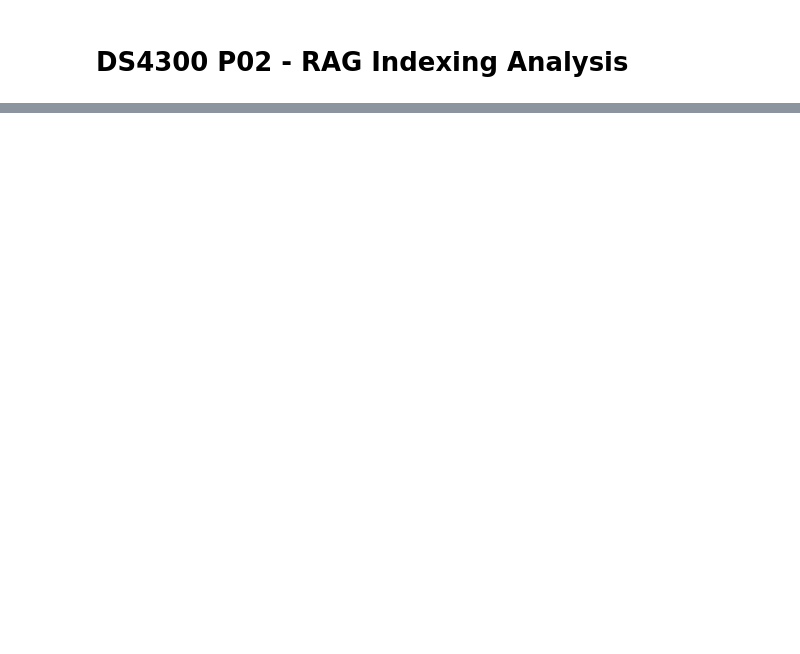
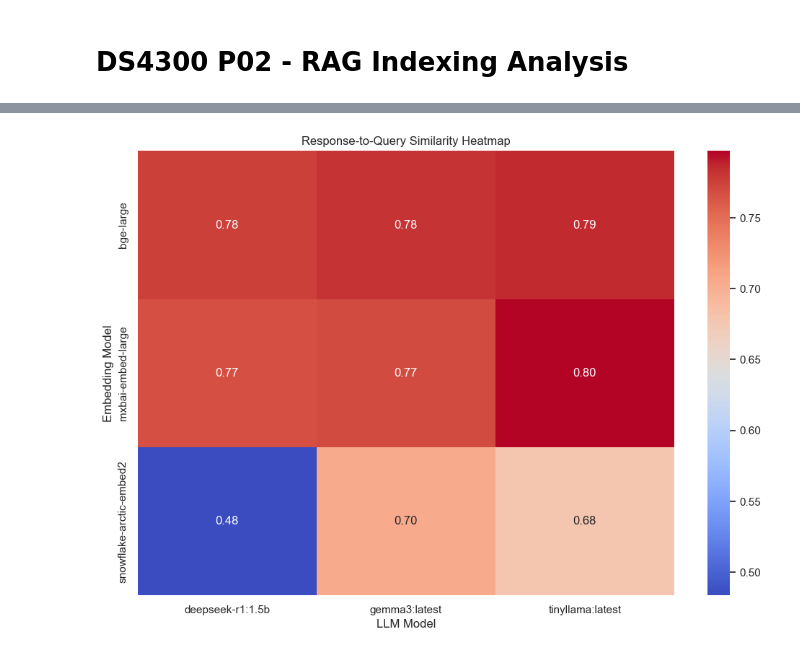
Before and after one commit to thealphacubicle/ClassRAG, a Jupyter notebook: notebooks/RAG Indexing Analysis.ipynb, the cells around one changed output, grey strips where cells are left out. Cells and saved outputs as stored; diff of their text form; code cells hidden in the pictures; blank space fills up the shorter version.

```diff
--- a/notebooks/RAG Indexing Analysis.ipynb
+++ b/notebooks/RAG Indexing Analysis.ipynb
@@ -93,0 +154,11 @@ plt.show()
+# %%
+# Heatmap of response-to-query similarity by embedding model and LLM model
+heatmap_data = df.pivot_table(index='embedding_model', columns='llm_model', values='response_similarity_to_query', aggfunc='mean')
+plt.figure(figsize=(12, 8))
+sns.heatmap(heatmap_data, annot=True, cmap='coolwarm', fmt=".2f")
+plt.title("Response-to-Query Similarity Heatmap")
+plt.xlabel("LLM Model")
+plt.ylabel("Embedding Model")
+plt.show()
+# %% [output]
+[figure, added]
```
Also changed, not shown: parts of 17 cells of this notebook, 2 other files.
